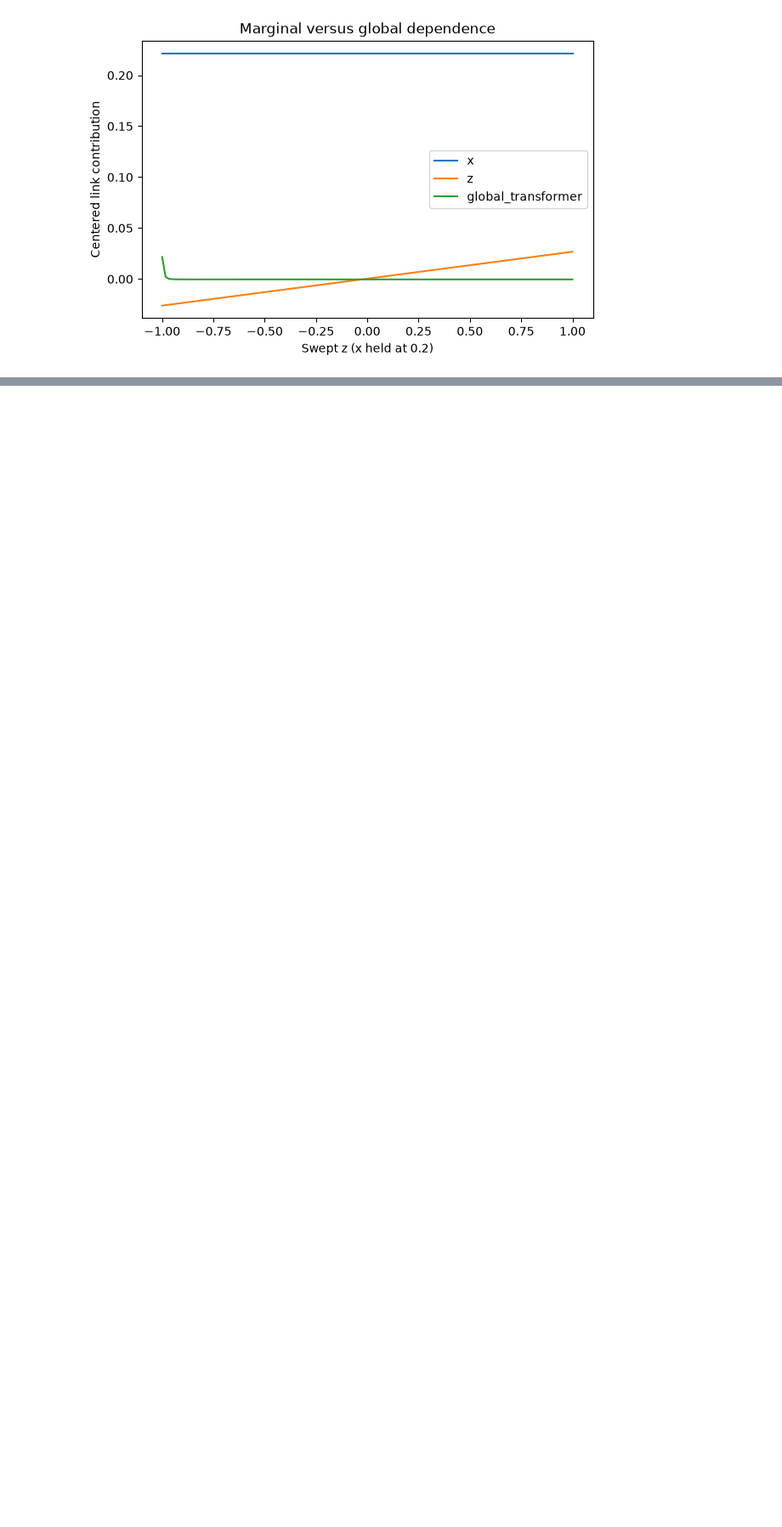
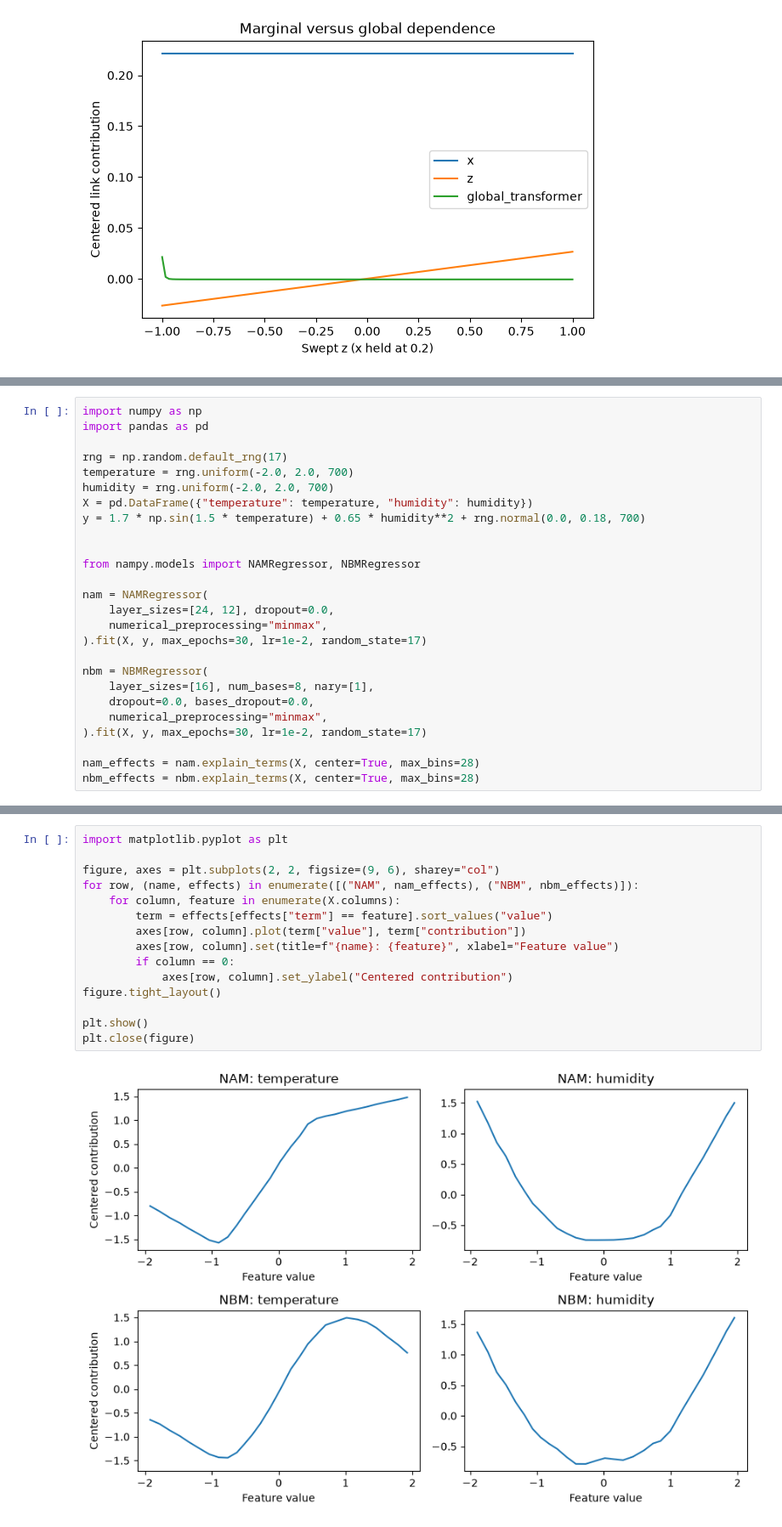
Before and after one commit to OpenTabular/NAMpy, a Jupyter notebook: docs/notebooks/03_neural_models.ipynb, the cells around one changed output, grey strips where cells are left out. Shown at 85% size. Cells and saved outputs as stored; diff of their text form; blank space fills up the shorter version.

```diff
--- a/docs/notebooks/03_neural_models.ipynb
+++ b/docs/notebooks/03_neural_models.ipynb
@@ -162,0 +124,26 @@ prediction target matters more than changing its representation.
+# %%
+import numpy as np
+import pandas as pd
+
+rng = np.random.default_rng(17)
+temperature = rng.uniform(-2.0, 2.0, 700)
+humidity = rng.uniform(-2.0, 2.0, 700)
+X = pd.DataFrame({"temperature": temperature, "humidity": humidity})
+y = 1.7 * np.sin(1.5 * temperature) + 0.65 * humidity**2 + rng.normal(0.0, 0.18, 700)
+
+
+from nampy.models import NAMRegressor, NBMRegressor
+
+nam = NAMRegressor(
+    layer_sizes=[24, 12], dropout=0.0,
+    numerical_preprocessing="minmax",
+).fit(X, y, max_epochs=30, lr=1e-2, random_state=17)
+
+nbm = NBMRegressor(
+    layer_sizes=[16], num_bases=8, nary=[1],
+    dropout=0.0, bases_dropout=0.0,
+    numerical_preprocessing="minmax",
+).fit(X, y, max_epochs=30, lr=1e-2, random_state=17)
+
+nam_effects = nam.explain_terms(X, center=True, max_bins=28)
+nbm_effects = nbm.explain_terms(X, center=True, max_bins=28)
@@ -162,0 +196,17 @@ prediction target matters more than changing its representation.
+# %%
+import matplotlib.pyplot as plt
+
+figure, axes = plt.subplots(2, 2, figsize=(9, 6), sharey="col")
+for row, (name, effects) in enumerate([("NAM", nam_effects), ("NBM", nbm_effects)]):
+    for column, feature in enumerate(X.columns):
+        term = effects[effects["term"] == feature].sort_values("value")
+        axes[row, column].plot(term["value"], term["contribution"])
+        axes[row, column].set(title=f"{name}: {feature}", xlabel="Feature value")
+        if column == 0:
+            axes[row, column].set_ylabel("Centered contribution")
+figure.tight_layout()
+
+plt.show()
+plt.close(figure)
+# %% [output]
+[figure, added]
```
Also changed, not shown: parts of 19 cells of this notebook, 32 other files.
